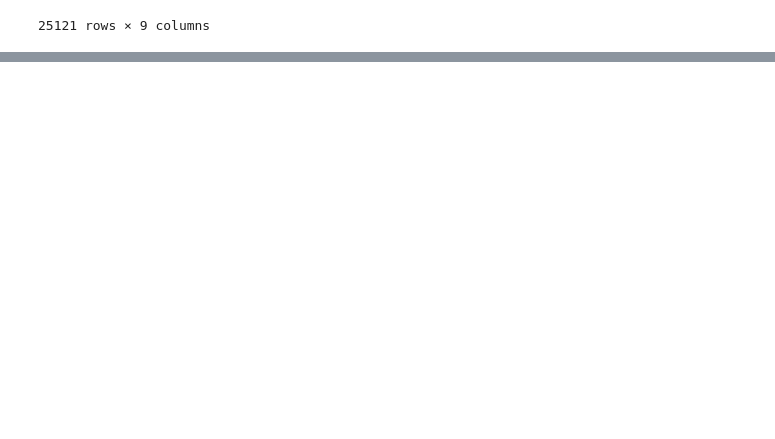
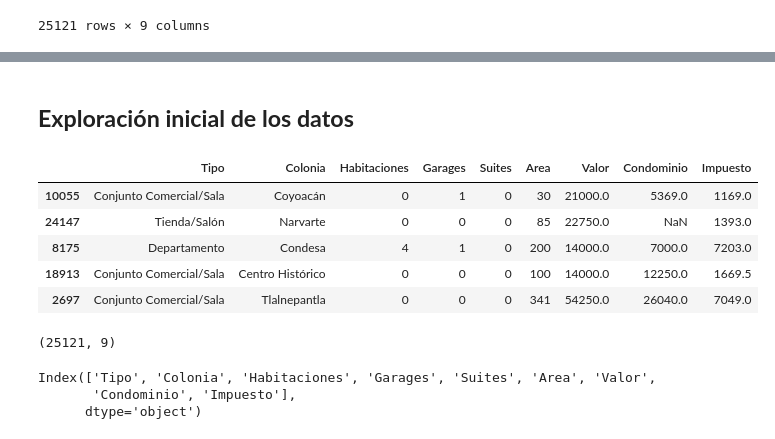
Before and after one commit to ValeriaVV30/AluraCursoGit, a Jupyter notebook: inmuebles_cdmx.ipynb, the cells around one changed output, grey strips where cells are left out. Saved outputs shown, nothing was run; the diff lists cells and outputs as text; code cells hidden in the pictures; blank space fills up the shorter version.

```diff
--- a/inmuebles_cdmx.ipynb
+++ b/inmuebles_cdmx.ipynb
@@ -40,3 +40,6 @@ pd.read_csv(url, sep=';')
 | 25119 | Departamento | Lomas de Chapultepec | 2 | 0 | 0 | 70 | 10500.0 | 2660.0 | NaN |
 | 25120 | Conjunto Comercial/Sala | Centro Histórico | 0 | 0 | 0 | 250 | 22750.0 | 14721.0 | 3881.5 |
 25121 rows × 9 columns
+# %%
+datos = pd.read_csv(url, sep=';')
+datos
@@ -42,0 +60,21 @@ pd.read_csv(url, sep=';')
+# %% [markdown]
+## **Exploración inicial de los datos**
+# %%
+datos.sample(5)
+# %% [output]
+|  | Tipo | Colonia | Habitaciones | Garages | Suites | Area | Valor | Condominio | Impuesto |
+| 10055 | Conjunto Comercial/Sala | Coyoacán | 0 | 1 | 0 | 30 | 21000.0 | 5369.0 | 1169.0 |
+| 24147 | Tienda/Salón | Narvarte | 0 | 0 | 0 | 85 | 22750.0 | NaN | 1393.0 |
+| 8175 | Departamento | Condesa | 4 | 1 | 0 | 200 | 14000.0 | 7000.0 | 7203.0 |
+| 18913 | Conjunto Comercial/Sala | Centro Histórico | 0 | 0 | 0 | 100 | 14000.0 | 12250.0 | 1669.5 |
+| 2697 | Conjunto Comercial/Sala | Tlalnepantla | 0 | 0 | 0 | 341 | 54250.0 | 26040.0 | 7049.0 |
+# %%
+datos.shape
+# %% [output]
+(25121, 9)
+# %%
+datos.columns
+# %% [output]
+Index(['Tipo', 'Colonia', 'Habitaciones', 'Garages', 'Suites', 'Area', 'Valor',
+       'Condominio', 'Impuesto'],
+      dtype='object')
```
Also changed, not shown: parts of 4 cells of this notebook.
